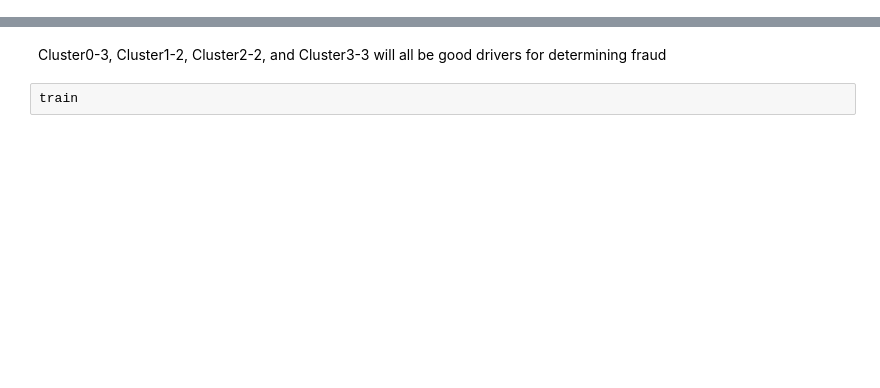
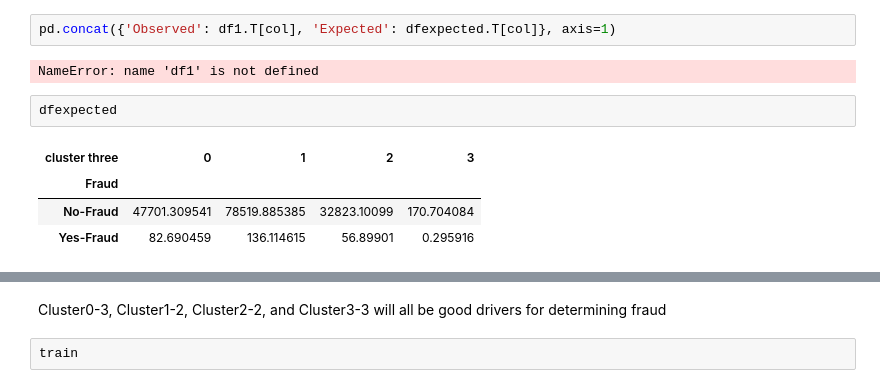
Before and after one commit to geary-shenck/independant_project, a Jupyter notebook: credit_card.ipynb, the cells around one changed output, grey strips where cells are left out. Drawn from its saved outputs; the diff is of its cells as text; blank space fills up the shorter version.

```diff
--- a/credit_card.ipynb
+++ b/credit_card.ipynb
@@ -183,3 +285,14 @@ plt.grid(False) # Hide gridlines
+# %%
+pd.concat({'Observed': df1.T[col], 'Expected': dfexpected.T[col]}, axis=1)
+# %% [output]
+NameError: name 'df1' is not defined
+# %%
+dfexpected
+# %% [output]
+| cluster three | 0 | 1 | 2 | 3 |
+| Fraud |  |  |  |  |
+| No-Fraud | 47701.309541 | 78519.885385 | 32823.10099 | 170.704084 |
+| Yes-Fraud | 82.690459 | 136.114615 | 56.89901 | 0.295916 |
 # %%
 # creates a column of the payments for easy analysis, runs a crosstab to put into a chi2 independancy test.
 # produces observed and expected values
```
Also changed, not shown: parts of 15 cells of this notebook.
